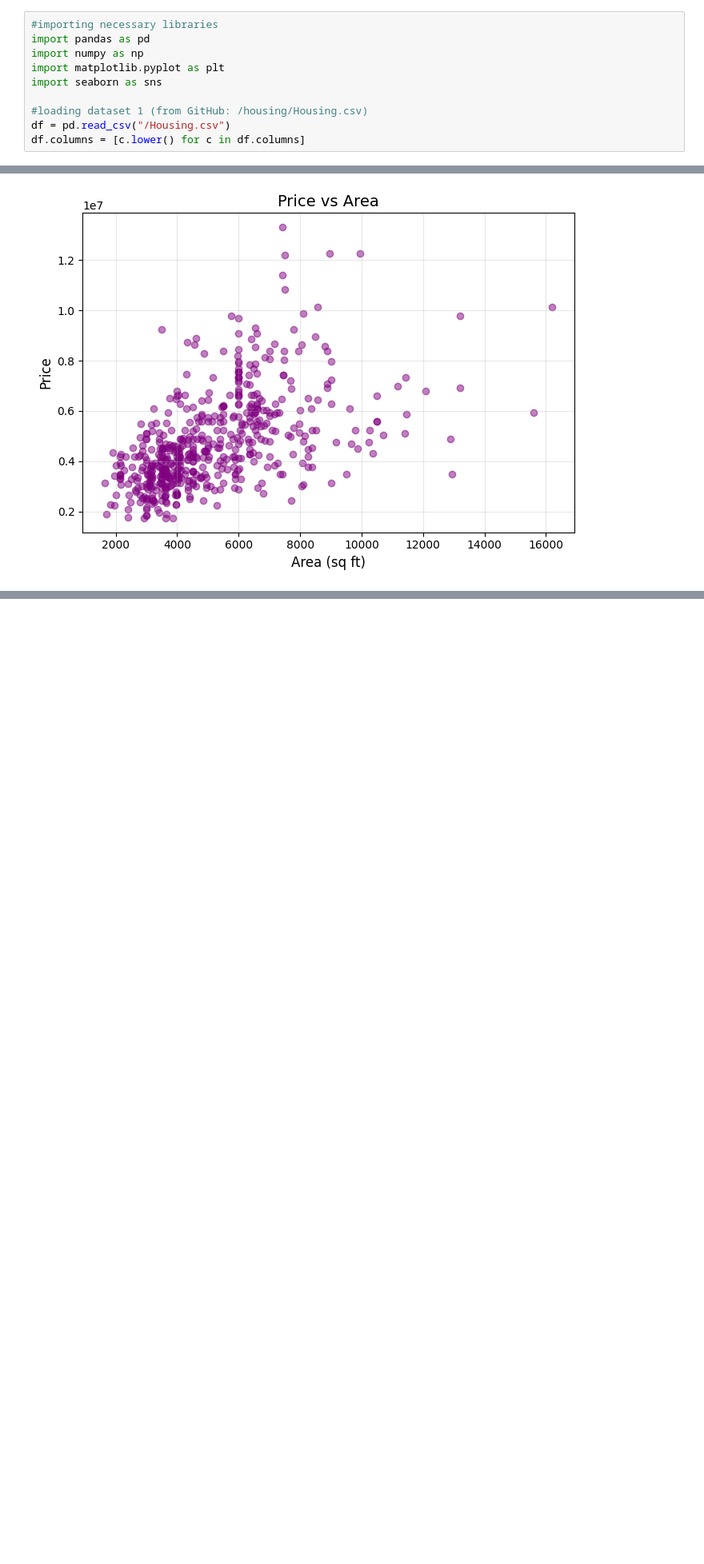
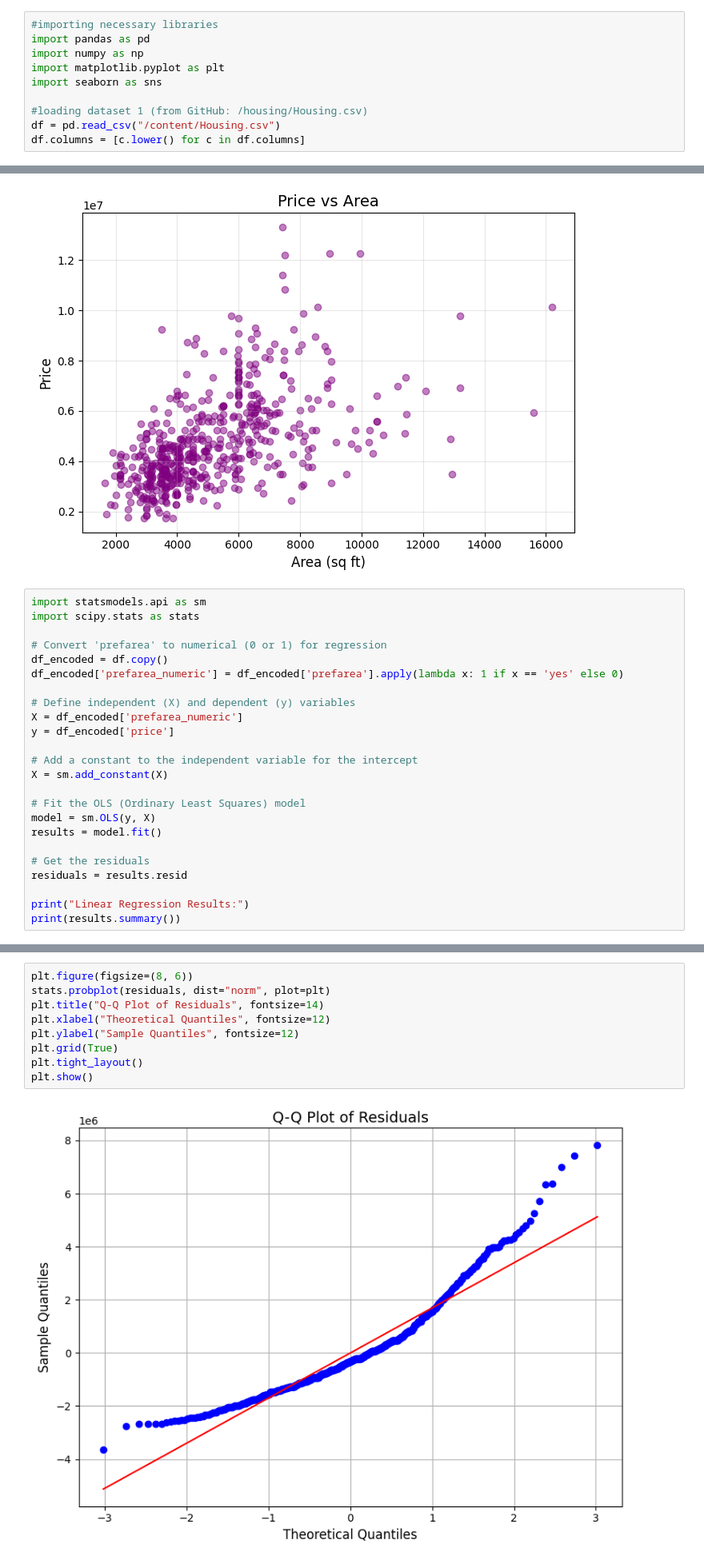
Before and after one commit to ailove27/housing, a Jupyter notebook: Sprint_2_Visualizations.ipynb, the cells around one changed output, grey strips where cells are left out. Shown at 80% size. Saved outputs shown, nothing was run; the diff lists cells and outputs as text; blank space fills up the shorter version.

Commit message:
Updated to include normality of residuals

```diff
--- a/Sprint_2_Visualizations.ipynb
+++ b/Sprint_2_Visualizations.ipynb
@@ -8,7 +8,7 @@ import matplotlib.pyplot as plt
 import seaborn as sns
 
 #loading dataset 1 (from GitHub: /housing/Housing.csv)
-df = pd.read_csv("/Housing.csv")
+df = pd.read_csv("/content/Housing.csv")
 df.columns = [c.lower() for c in df.columns]
 # %%
 #distribution of property prices
@@ -72,3 +72,27 @@ plt.tight_layout()
 plt.show()
 # %% [output]
 [figure]
+# %%
+import statsmodels.api as sm
+import scipy.stats as stats
+
+# Convert 'prefarea' to numerical (0 or 1) for regression
+df_encoded = df.copy()
+df_encoded['prefarea_numeric'] = df_encoded['prefarea'].apply(lambda x: 1 if x == 'yes' else 0)
+
+# Define independent (X) and dependent (y) variables
+X = df_encoded['prefarea_numeric']
+y = df_encoded['price']
+
+# Add a constant to the independent variable for the intercept
+X = sm.add_constant(X)
+
+# Fit the OLS (Ordinary Least Squares) model
+model = sm.OLS(y, X)
+results = model.fit()
+
+# Get the residuals
+residuals = results.resid
+
+print("Linear Regression Results:")
+print(results.summary())
@@ -74,0 +119,11 @@ plt.show()
+# %%
+plt.figure(figsize=(8, 6))
+stats.probplot(residuals, dist="norm", plot=plt)
+plt.title("Q-Q Plot of Residuals", fontsize=14)
+plt.xlabel("Theoretical Quantiles", fontsize=12)
+plt.ylabel("Sample Quantiles", fontsize=12)
+plt.grid(True)
+plt.tight_layout()
+plt.show()
+# %% [output]
+[figure, added]
```
Also changed, not shown: parts of 5 cells of this notebook.
